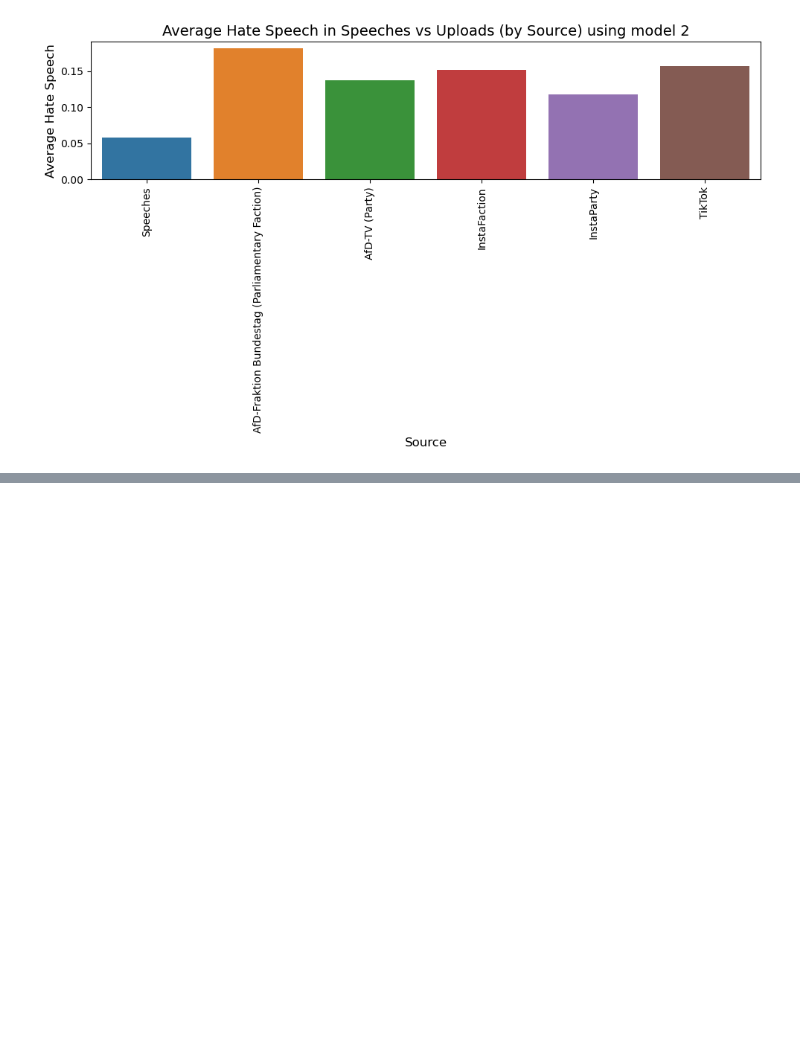
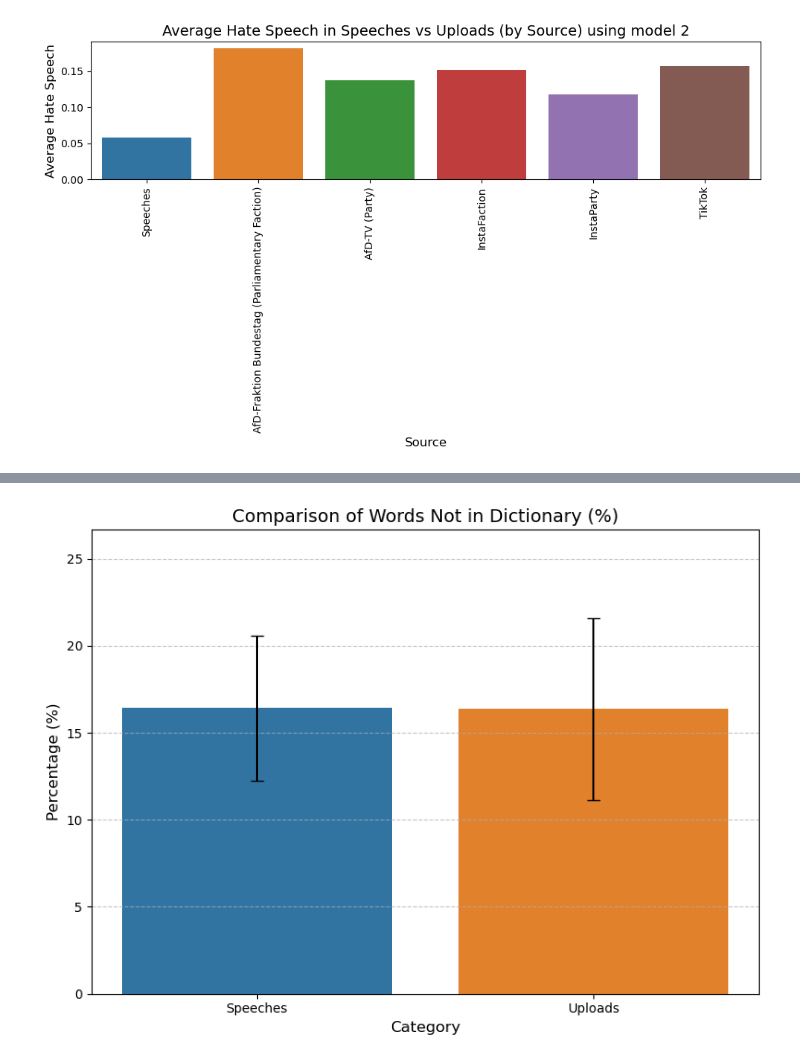
Before and after one commit to MoritzStockmar/afd-on-some, a Jupyter notebook: exploratory.ipynb, the cells around one changed output, grey strips where cells are left out. Drawn from its saved outputs; the diff is of its cells as text; code cells hidden in the pictures; blank space fills up the shorter version.

```diff
--- a/exploratory.ipynb
+++ b/exploratory.ipynb
@@ -1935,0 +2237,38 @@ The following analysis test the hypotheses:
+# %%
+import matplotlib.pyplot as plt
+import seaborn as sns
+
+# Load the dataset
+word_complexity_df = pd.read_csv("data/word_complexity_df.csv")
+
+# Calculate the mean and standard deviation for the percentage of words not in the dictionary
+speeches_mean = word_complexity_df['percentage_words_not_in_dict_speeches'].mean()
+speeches_std = word_complexity_df['percentage_words_not_in_dict_speeches'].std()
+uploads_mean = word_complexity_df['percentage_words_not_in_dict_uploads'].mean()
+uploads_std = word_complexity_df['percentage_words_not_in_dict_uploads'].std()
+
+# Prepare data for plotting
+categories = ["Speeches", "Uploads"]
+means = [speeches_mean, uploads_mean]
+std_devs = [speeches_std, uploads_std]
+
+# Create the bar plot
+plt.figure(figsize=(8, 6))
+sns.barplot(x=categories, y=means, hue=categories)
+
+# Add error bars for standard deviation
+for i, (mean, std) in enumerate(zip(means, std_devs)):
+    plt.errorbar(x=i, y=mean, yerr=std, fmt="none", c="black", capsize=5)
+
+# Customize the plot
+plt.title("Comparison of Words Not in Dictionary (%)", fontsize=14)
+plt.ylabel("Percentage (%)", fontsize=12)
+plt.xlabel("Category", fontsize=12)
+plt.ylim(0, max(means) + max(std_devs) + 5)  # Adjust y-axis for better visualization
+plt.grid(axis="y", linestyle="--", alpha=0.7)
+
+# Show the plot
+plt.tight_layout()
+plt.show()
+# %% [output]
+[figure, added]
```
Also changed, not shown: parts of 13 cells of this notebook, 1 other file.
